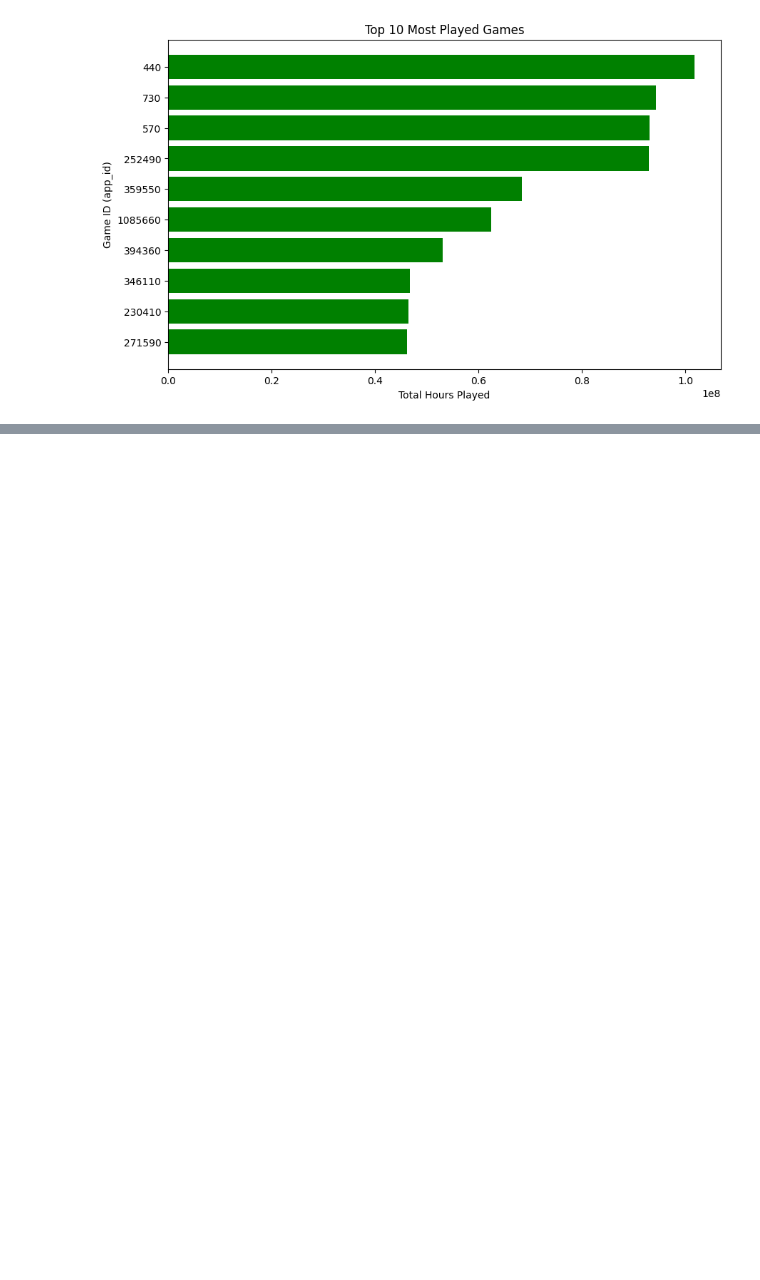
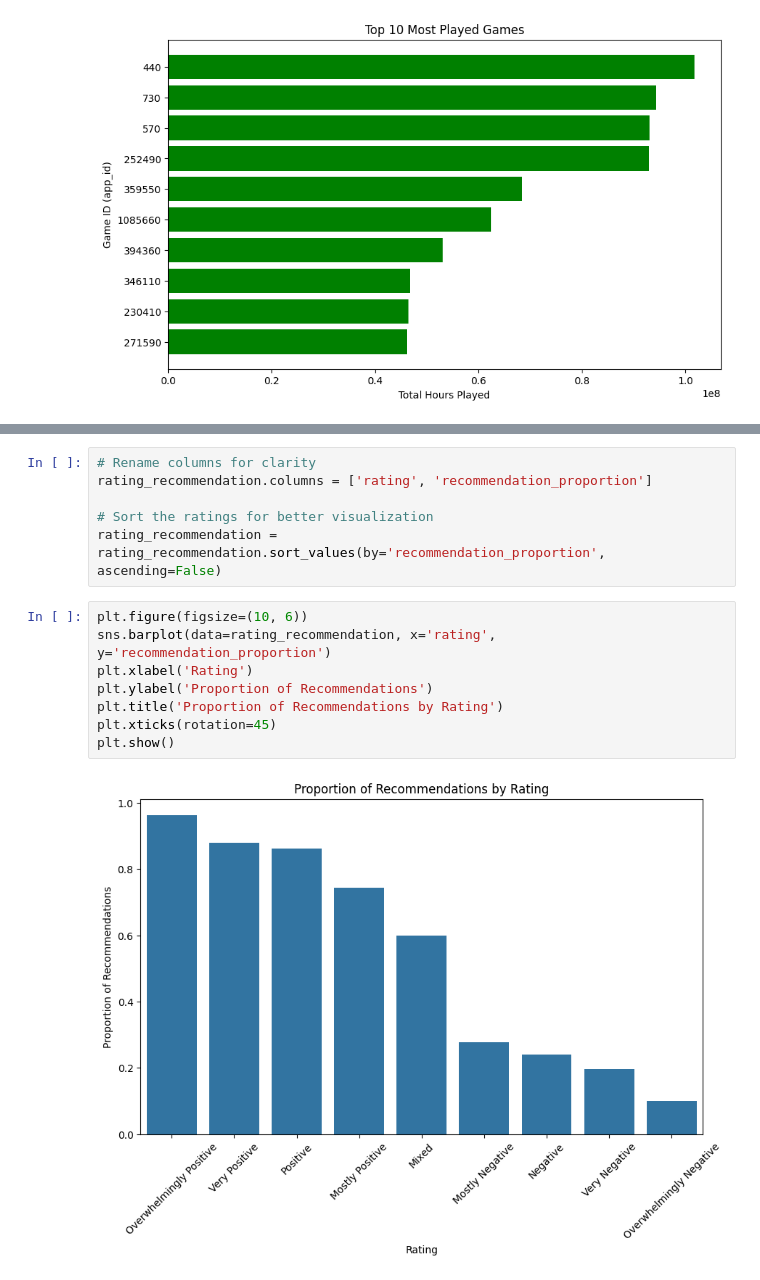
Before and after one commit to Darknight47/Data-Science-Project-02, a Jupyter notebook: steam_game_recommendation.ipynb, the cells around one changed output, grey strips where cells are left out. Drawn from its saved outputs; the diff is of its cells as text; blank space fills up the shorter version.

```diff
--- a/steam_game_recommendation.ipynb
+++ b/steam_game_recommendation.ipynb
@@ -504,0 +509,16 @@ Passing `palette` without assigning `hue` is deprecated and will be removed in v
+# %%
+# Rename columns for clarity
+rating_recommendation.columns = ['rating', 'recommendation_proportion']
+
+# Sort the ratings for better visualization
+rating_recommendation = rating_recommendation.sort_values(by='recommendation_proportion', ascending=False)
+# %%
+plt.figure(figsize=(10, 6))
+sns.barplot(data=rating_recommendation, x='rating', y='recommendation_proportion')
+plt.xlabel('Rating')
+plt.ylabel('Proportion of Recommendations')
+plt.title('Proportion of Recommendations by Rating')
+plt.xticks(rotation=45)
+plt.show()
+# %% [output]
+[figure, added]
```
Also changed, not shown: parts of 6 cells of this notebook.
